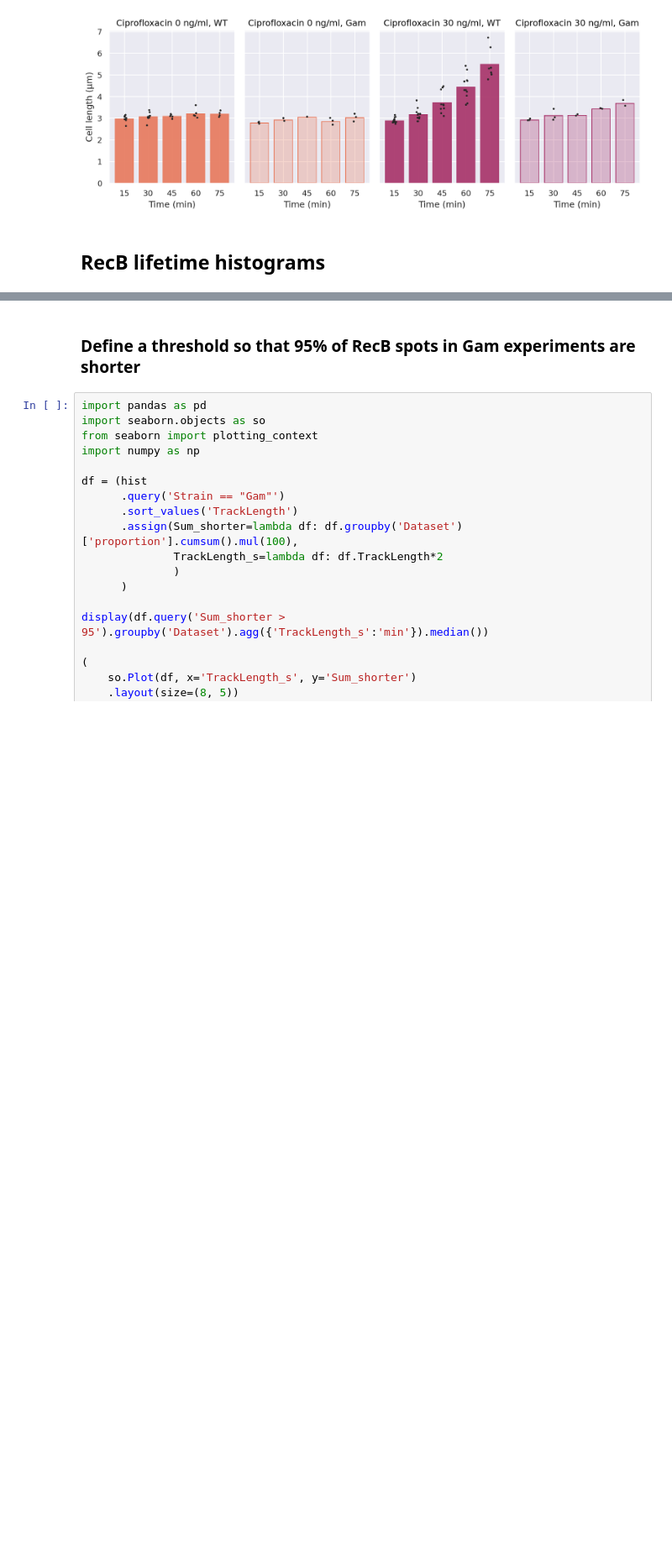
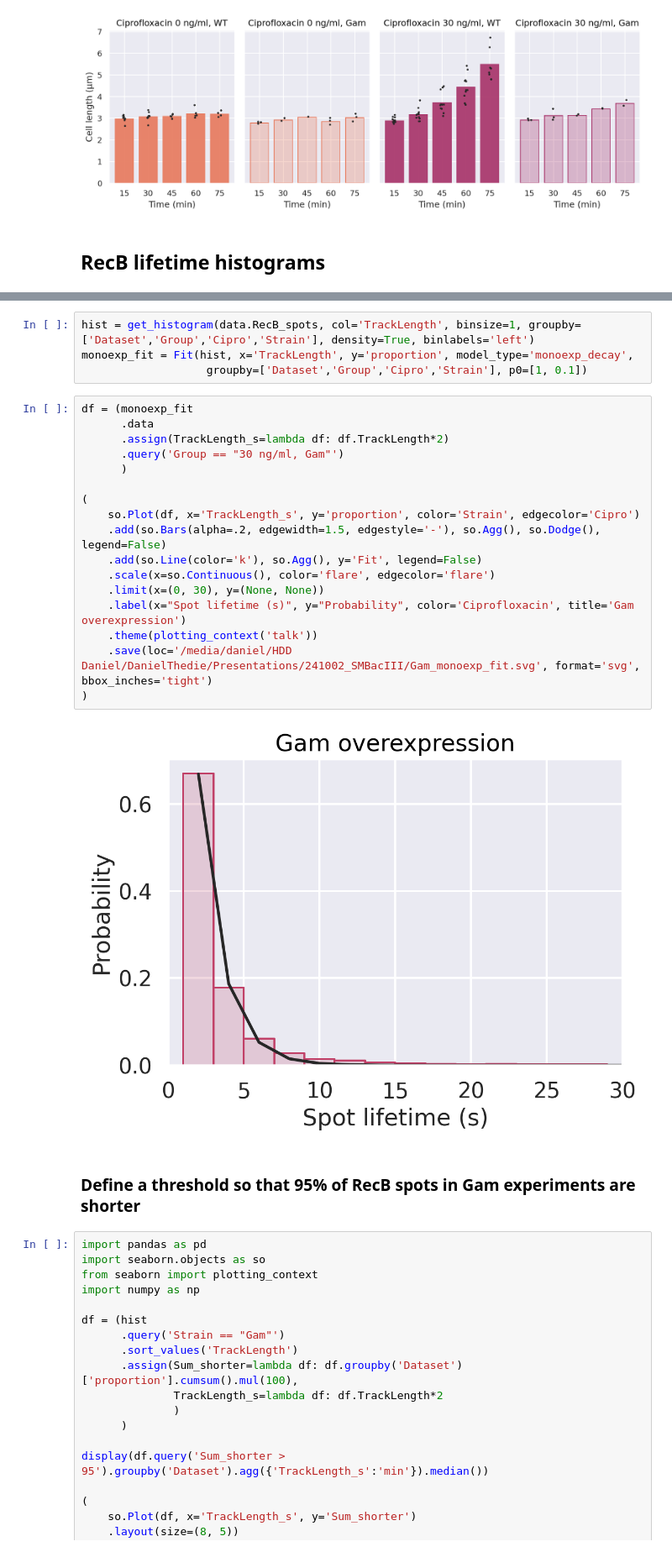
Before and after one commit to DanielThedie/RecB_article, a Jupyter notebook: Notebooks/Ciprofloxacin/Gam_overexpression.ipynb, the cells around one changed output, grey strips where cells are left out. Shown at 84% size. Cells and saved outputs as stored; diff of their text form; blank space fills up the shorter version.

```diff
--- a/Notebooks/Ciprofloxacin/Gam_overexpression.ipynb
+++ b/Notebooks/Ciprofloxacin/Gam_overexpression.ipynb
@@ -86,3 +95,26 @@ df = (data
+# %%
+hist = get_histogram(data.RecB_spots, col='TrackLength', binsize=1, groupby=['Dataset','Group','Cipro','Strain'], density=True, binlabels='left')
+monoexp_fit = Fit(hist, x='TrackLength', y='proportion', model_type='monoexp_decay',
+                   groupby=['Dataset','Group','Cipro','Strain'], p0=[1, 0.1])
+# %%
+df = (monoexp_fit
+      .data
+      .assign(TrackLength_s=lambda df: df.TrackLength*2)
+      .query('Group == "30 ng/ml, Gam"')
+      )
+
+(
+    so.Plot(df, x='TrackLength_s', y='proportion', color='Strain', edgecolor='Cipro')
+    .add(so.Bars(alpha=.2, edgewidth=1.5, edgestyle='-'), so.Agg(), so.Dodge(), legend=False)
+    .add(so.Line(color='k'), so.Agg(), y='Fit', legend=False)
+    .scale(x=so.Continuous(), color='flare', edgecolor='flare')
+    .limit(x=(0, 30), y=(None, None))
+    .label(x="Spot lifetime (s)", y="Probability", color='Ciprofloxacin', title='Gam overexpression')
+    .theme(plotting_context('talk'))
+    .save(loc='/media/daniel/HDD Daniel/DanielThedie/Presentations/241002_SMBacIII/Gam_monoexp_fit.svg', format='svg', bbox_inches='tight')
+)
+# %% [output]
+[figure, added]
 # %% [markdown]
 ### Define a threshold so that 95% of RecB spots in Gam experiments are shorter
 # %%
```
Also changed, not shown: parts of 4 cells of this notebook.
